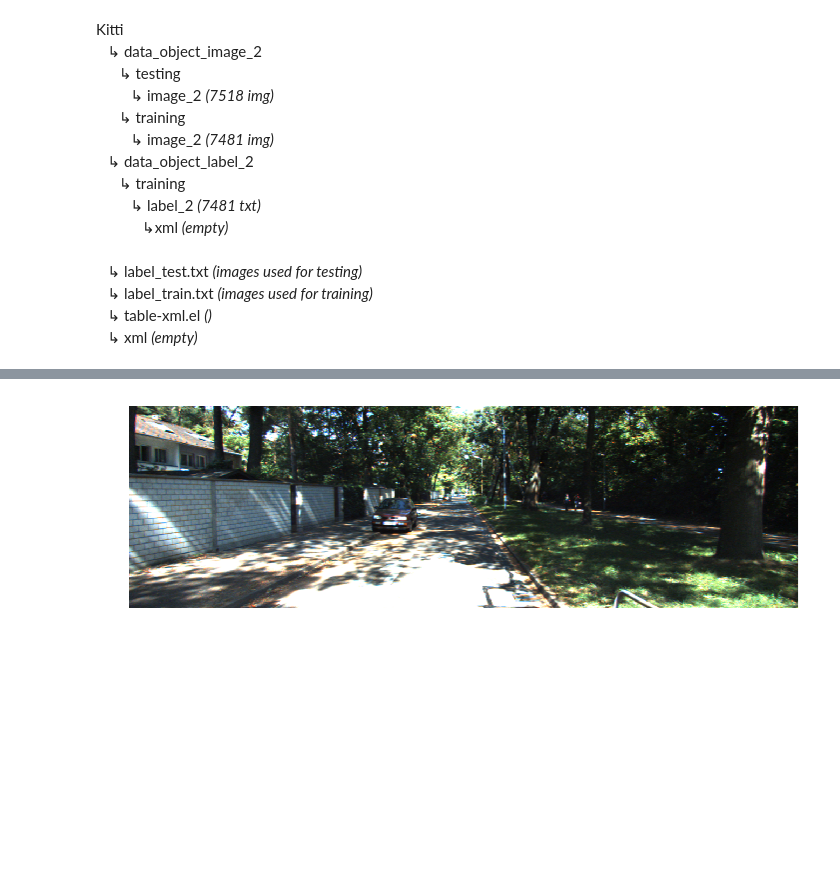
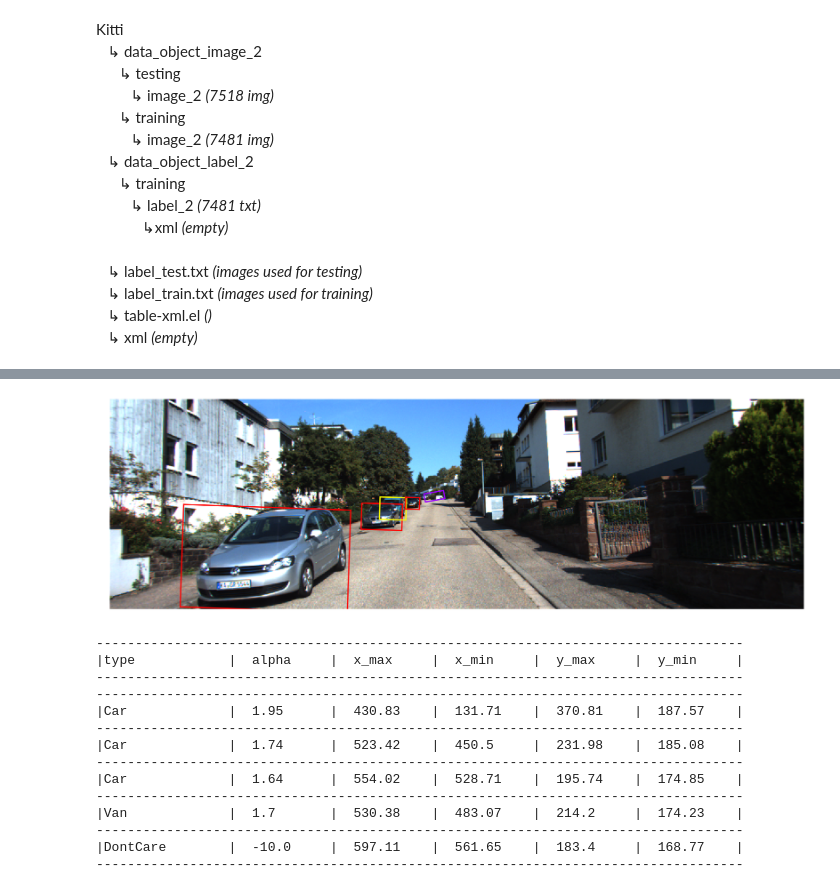
Before and after one commit to LucasVandroux/KittiPy, a Jupyter notebook: kitti_utils_notebook.ipynb, the cells around one changed output, grey strips where cells are left out. Saved outputs shown, nothing was run; the diff lists cells and outputs as text; code cells hidden in the pictures; blank space fills up the shorter version.

```diff
--- a/kitti_utils_notebook.ipynb
+++ b/kitti_utils_notebook.ipynb
@@ -68,7 +255,7 @@ def import_im(im_id, im_set, db_absolute_path = absolute_path):
     db_absolute_path -- absolute path to the Kitti root folder
 
     Returns:
-    im_path -- absolute path to the image
+    im -- image in a numpy array
     """
     # Create file absolute path
     im_path = create_im_path(im_id, im_set, db_absolute_path)
@@ -80,29 +298,69 @@ def import_im(im_id, im_set, db_absolute_path = absolute_path):
 # %%
-def diplay_im(im_id, im_set, db_absolute_path = absolute_path, im_width=fig_width, im_height=fig_height, im_axis='off'):
+def display_im(im_id, im_set, display_boxes = True, display_info = True,
+               types_to_display = default_type_to_display,
+               info_to_display = default_info_to_display, db_absolute_path = absolute_path,
+               im_width=fig_width, im_height=fig_height, im_axis='off'):
     """
     This function displays an image from its id
 
     Argument:
     im_id            -- int corresponding to the image id in the kitti dataset
     im_set           -- 'train' or 'test'
+    display_boxes    -- True or False
+    display_info     -- True or False
+    types_to_display -- list of the name of the types of object to consider
+    info_to_display  -- list of the name of the information to display
     db_absolute_path -- absolute path to the Kitti root folder
     im_width         -- width of the image to display
     im_height        -- height of the image to display
     im_axis          -- 'on' or 'off'
 
     Returns:
-    w -- initialized vector of shape (dim, 1)
-    b -- initialized scalar (corresponds to the bias)
+    Display image
     """
     # Import the image
     im = import_im(im_id, im_set, db_absolute_path)
 
-    # TODO parameters to change size and to remove scale
-    plt.figure(figsize=(im_width, im_height))
-    plt.imshow(im)
-    plt.axis(im_axis)
+    # Display image
+    fig, ax = plt.subplots(1, figsize=(im_width, im_height))
+
+    ax.imshow(im)
+    ax.axis(im_axis)
+
+    if display_boxes == True or display_info == True:
+        # Get the labels of an image
+        labels = import_labels(im_id, im_set, db_absolute_path)
+
+    # Display boxes
+    if display_boxes == True:
+        # Get the list of boxes
+        boxes = create_boxes(labels, types_to_display)
+
+        # Add the boxes to the picture
+        for box in boxes:
+            ax.add_patch(box)
+
     plt.show()
+
+    # Display information
+    if display_info == True:
+        # Display information about the object
+        print_info(labels, types_to_display, info_to_display)
-# %%
-diplay_im("600", 'test')
-# %% [output]
-[figure, removed]
+# %%
+display_im(321, 'train')
+# %% [output]
+[figure, added]
+-----------------------------------------------------------------------------------
+|type            |  alpha     |  x_max     |  x_min     |  y_max     |  y_min     |
+-----------------------------------------------------------------------------------
+-----------------------------------------------------------------------------------
+|Car             |  1.95      |  430.83    |  131.71    |  370.81    |  187.57    |
+-----------------------------------------------------------------------------------
+|Car             |  1.74      |  523.42    |  450.5     |  231.98    |  185.08    |
+-----------------------------------------------------------------------------------
+|Car             |  1.64      |  554.02    |  528.71    |  195.74    |  174.85    |
+-----------------------------------------------------------------------------------
+|Van             |  1.7       |  530.38    |  483.07    |  214.2     |  174.23    |
+-----------------------------------------------------------------------------------
+|DontCare        |  -10.0     |  597.11    |  561.65    |  183.4     |  168.77    |
+-----------------------------------------------------------------------------------
```
Also changed, not shown: parts of 12 cells of this notebook.
